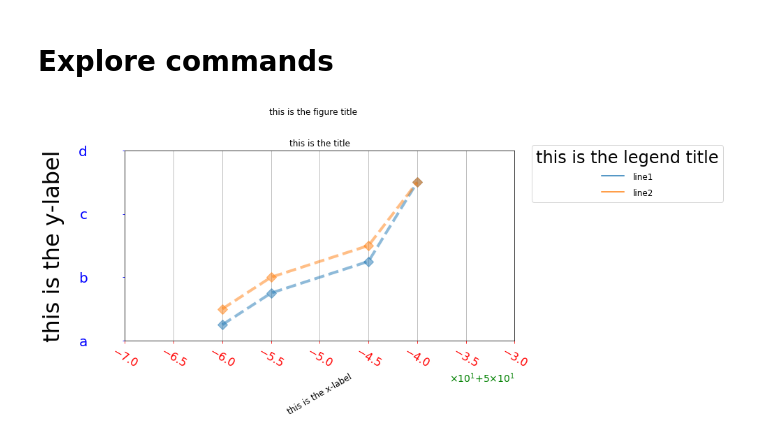
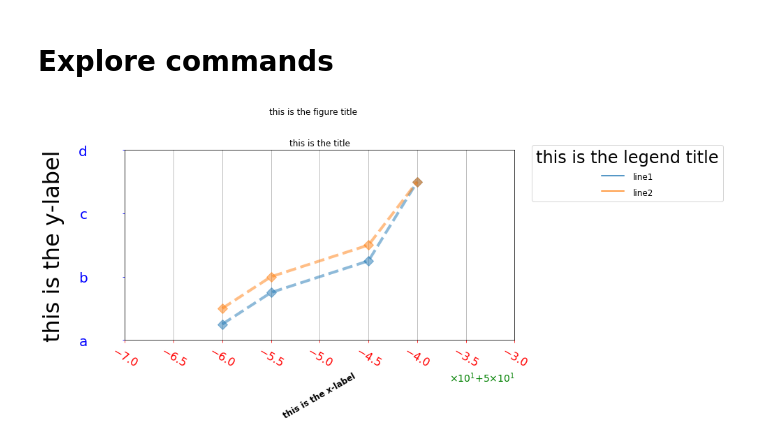
Before and after one commit to gcbeltramini/python, a Jupyter notebook: cookbook/Matplotlib-edit.ipynb, the cells around one changed output. Cells and saved outputs as stored; diff of their text form; code cells hidden in the pictures.

```diff
--- a/cookbook/Matplotlib-edit.ipynb
+++ b/cookbook/Matplotlib-edit.ipynb
@@ -23,7 +44,7 @@ print(mpl.rcParamsDefault.keys())
 # Explore commands
 # %%
 # create figure and axes objects
-# =============================================================================
+# ============================================================================
 fig, ax = plt.subplots(nrows=1, ncols=1, figsize=(10, 5))
 
 # alternative
@@ -36,19 +57,19 @@ fig, ax = plt.subplots(nrows=1, ncols=1, figsize=(10, 5))
 
 
 # plot something
-# =============================================================================
+# ============================================================================
 ax.plot([-10,-5,5,10], [1,3,5,10], label='line1')
 pl2, = ax.plot([-10,-5,5,10], [2,4,6,10], label='line3')
 pl2.set_label('line2')  # for the legend
 
 
 # figure title
-# =============================================================================
+# ============================================================================
 fig.suptitle('this is the figure title', fontsize=12, y=1.05)
 
 
 # axes title
-# =============================================================================
+# ============================================================================
 ax.set_title('this is the title', fontsize=32)
 # text = ax.title.get_text()
 
@@ -58,14 +79,16 @@ ax.title.set_fontsize(12)
 
 
 # grid
-# =============================================================================
+# ============================================================================
 ax.grid(b=True, axis='x', which='major')
+ax.set_axisbelow(True)
 
 
 # axes
-# =============================================================================
+# ============================================================================
 ax.set_xlabel('this is the x-label',
               fontsize=32,
+              fontweight='normal',
               rotation=45)
 ax.set_ylabel('this is the y-label',
               fontsize=32,
@@ -75,13 +98,14 @@ ax.set_ylabel('this is the y-label',
 # edit after creation
 # -------------------------------------
 ax.xaxis.label.set_fontsize(12)
+ax.xaxis.label.set_fontweight('bold')
 ax.xaxis.label.set_rotation(30)
 ax.set_xlim(-20, 20)
 ax.yaxis.labelpad = 20
 
 
 # ticks
-# =============================================================================
+# ============================================================================
 
 ax.tick_params(axis='both', labelsize=20, colors='blue')
 
@@ -122,42 +146,42 @@ ax.xaxis.offsetText.set_color('green')
 
 
 # legend
-# =============================================================================
+# ============================================================================
 
 # first label, second label, ... (in this order):
 # ax.legend(['this is the legend'], fontsize=16, loc='lower right')
 
 # choose the label:
 # ax.legend((pl2,), ('this is the legend',), fontsize=16, loc='lower right')
 
 # all labels:
 ax.legend(fontsize=16, loc='lower right', bbox_to_anchor=(1.55,0.7))
 
 fontprop = {'size': 24}  # same as: mpl.font_manager.FontProperties(size=18)
 ax.legend_.set_title('this is the legend title', prop=fontprop)
 
 # edit after creation
 # -------------------------------------
 ax.legend_.prop.set_size(12)
 # ax.legend_.set_visible(False) # hide legend
 
 
 # lines
-# =============================================================================
+# ============================================================================
 for line in ax.get_lines():
     line.set_linewidth(4)
     line.set_linestyle('--')
     line.set_marker('D')
     line.set_markersize(10)
     line.set_alpha(.5)
 
 
 # show
-# =============================================================================
+# ============================================================================
 # fig.show()
 # plt.show()
 # %% [output]
-[figure, old version]
+[figure, new version]
 # %%
 fig, ax = plt.subplots(nrows=1, ncols=1, figsize=(10, 5))
 data = [1,2,2,3,3,3,4,4,5,6]
```
Also changed, not shown: parts of 3 cells of this notebook.
